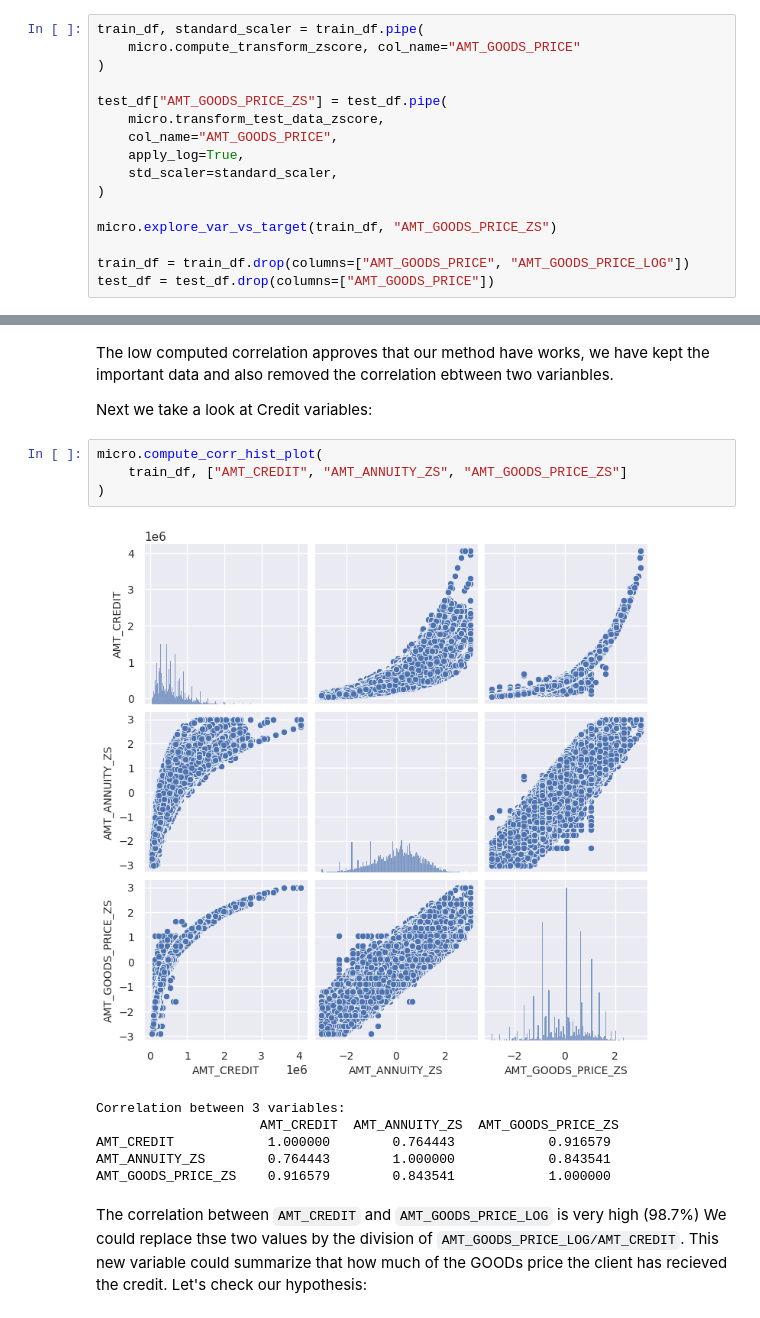
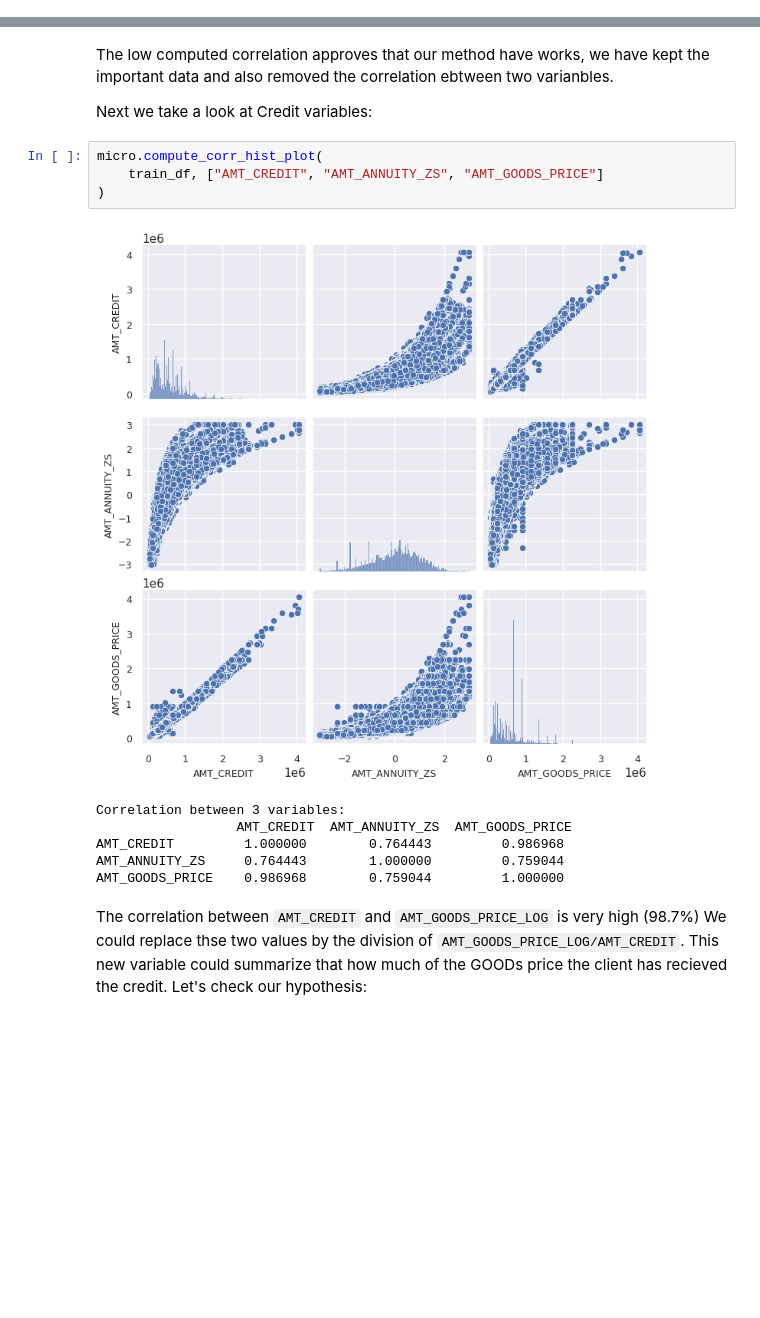
Before and after one commit to Shayan-B/MicroFinance-Project, a Jupyter notebook: notebooks/Microfinance-Main.ipynb, the cells around one changed output, grey strips where cells are left out. Drawn from its saved outputs; the diff is of its cells as text; blank space fills up the shorter version.

```diff
--- a/notebooks/Microfinance-Main.ipynb
+++ b/notebooks/Microfinance-Main.ipynb
@@ -314,16 +314,0 @@ It seems that if we use the z-score of the log-transformed data for `AMT_GOODS_P
-# %%
-train_df, standard_scaler = train_df.pipe(
-    micro.compute_transform_zscore, col_name="AMT_GOODS_PRICE"
-)
-
-test_df["AMT_GOODS_PRICE_ZS"] = test_df.pipe(
-    micro.transform_test_data_zscore,
-    col_name="AMT_GOODS_PRICE",
-    apply_log=True,
-    std_scaler=standard_scaler,
-)
-
-micro.explore_var_vs_target(train_df, "AMT_GOODS_PRICE_ZS")
-
-train_df = train_df.drop(columns=["AMT_GOODS_PRICE", "AMT_GOODS_PRICE_LOG"])
-test_df = test_df.drop(columns=["AMT_GOODS_PRICE"])
@@ -800,14 +801,14 @@ The low computed correlation approves that our method have works, we have kept t
 Next we take a look at Credit variables:
 # %%
 micro.compute_corr_hist_plot(
-    train_df, ["AMT_CREDIT", "AMT_ANNUITY_ZS", "AMT_GOODS_PRICE_ZS"]
+    train_df, ["AMT_CREDIT", "AMT_ANNUITY_ZS", "AMT_GOODS_PRICE"]
 )
 # %% [output]
-[figure, old version]
+[figure, new version]
 Correlation between 3 variables:
-                     AMT_CREDIT  AMT_ANNUITY_ZS  AMT_GOODS_PRICE_ZS
-AMT_CREDIT            1.000000        0.764443            0.916579
-AMT_ANNUITY_ZS        0.764443        1.000000            0.843541
-AMT_GOODS_PRICE_ZS    0.916579        0.843541            1.000000
+                  AMT_CREDIT  AMT_ANNUITY_ZS  AMT_GOODS_PRICE
+AMT_CREDIT         1.000000        0.764443         0.986968
+AMT_ANNUITY_ZS     0.764443        1.000000         0.759044
+AMT_GOODS_PRICE    0.986968        0.759044         1.000000
 # %% [markdown]
 The correlation between `AMT_CREDIT` and `AMT_GOODS_PRICE_LOG` is very high (98.7%) We could replace thse two values by the division of `AMT_GOODS_PRICE_LOG/AMT_CREDIT`. This new variable could summarize that how much of the GOODs price the client has recieved the credit. Let's check our hypothesis:
```
Also changed, not shown: parts of 27 cells of this notebook.
